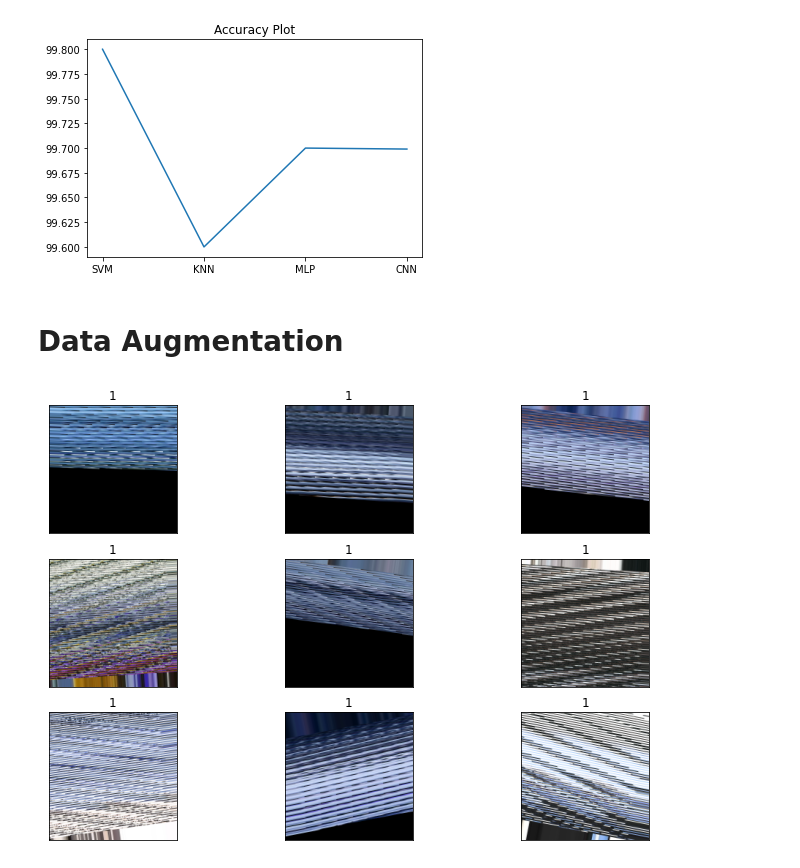
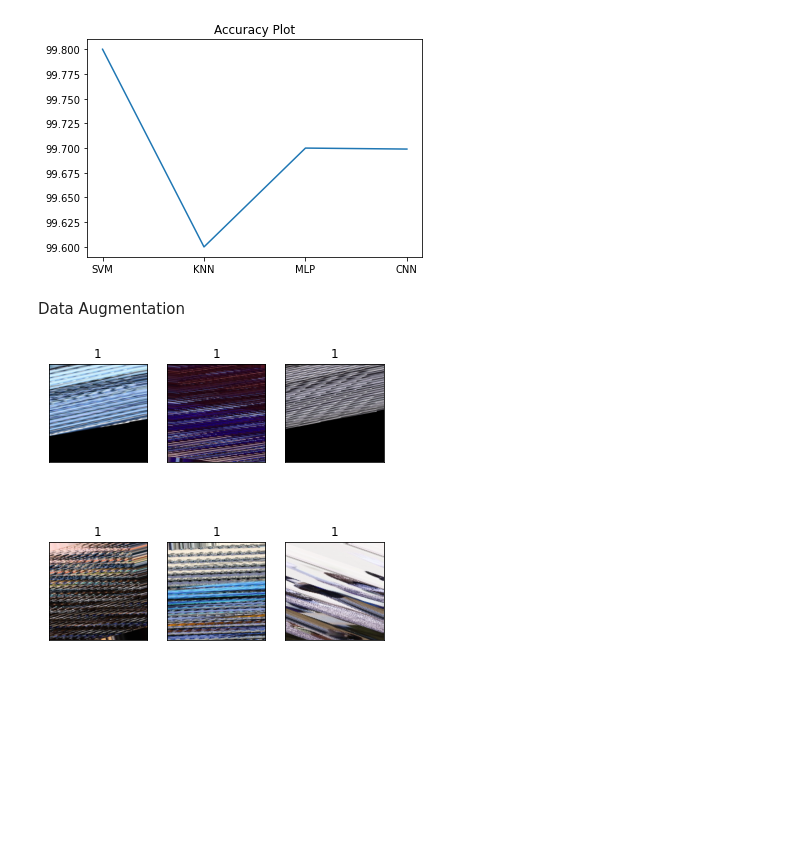
Before and after one commit to Hemanth-Gattu/FaceMaskDetection, a Jupyter notebook: PRML_Minor_Project.ipynb, the cells around one changed output. Saved outputs shown, nothing was run; the diff lists cells and outputs as text; code cells hidden in the pictures; blank space fills up the shorter version.

```diff
--- a/PRML_Minor_Project.ipynb
+++ b/PRML_Minor_Project.ipynb
@@ -434,11 +420,0 @@ x_val, x_test_, y_val, y_test_ = train_test_split(lda_x_val, P_, test_size=0.5)
-# %%
-T = []
-for i in df_test.values:
-  k = cv2.imread(i[0])
-  k.resize(175,175,3)
-  T.append(k)
-
-T = np.array(T)
-T_ = np.reshape(T, (T.shape[0], -1))
-T_.shape
-M_ = df_test[['label']]
@@ -751,22 +629,0 @@ plot_confusion_matrix(knn_model, x_test, y_test,cmap='Purples')
-# %%
-pred_test_knn = knn_model.predict(lda_df_test.drop(columns = ['label']))
-
-fig, axes = plt.subplots(ncols=5, nrows=4, sharex=False,sharey=True, figsize=(17, 10))
-index = 0
-test_images = []
-for i in range(20):
-  test_images.append(df_test.values[i][0])
-test_images[0]
-test_cases = lda_df_test.drop(columns = ['label']).values
-test_case_output = df_test[['label']].values.ravel()
-for i in range(4):
-    for j in range(5):
-        axes[i,j].set_title('actual:' + str(test_case_output[index]) + '\n'
-                            + 'predicted:' + str(pred_test_knn[index]))
-        k = cv2.imread(test_images[index])
-        axes[i,j].imshow(k)
-        axes[i,j].get_xaxis().set_visible(False)
-        axes[i,j].get_yaxis().set_visible(False)
-        index += 1
-    #print('\n')
-plt.show()
@@ -973,7 +831,7 @@ sns.lineplot(x=names,y=score_n)
 <matplotlib.axes._subplots.AxesSubplot at 0x...>
 [figure]
 # %% [markdown]
-# Data Augmentation
+ Data Augmentation
 # %%
 Img = []
 for i in df.values:
@@ -992,18 +850,18 @@ datagen = ImageDataGenerator(
     )
 datagen.fit(Img)
 # %%
-x_batch, y_batch = datagen.flow(Img, Y_, batch_size = 9)[0]
+x_batch, y_batch = datagen.flow(Img, Y_, batch_size = 6)[0]
 # %%
 #Augmented Images
-fig, axes = plt.subplots(ncols=3, nrows=3, figsize=(12,8))
+fig, axes = plt.subplots(ncols=3, nrows=2, figsize=(6,6))
 index = 0
-for i in range(3):
+for i in range(2):
     for j in range(3):
         axes[i,j].set_title(labels[y_batch[index][0]])
         axes[i,j].imshow(x_batch[index].astype(np.uint8))
         axes[i,j].get_xaxis().set_visible(False)
         axes[i,j].get_yaxis().set_visible(False)
         index += 1
 plt.show()
 # %% [output]
-[figure, old version]
+[figure, new version]
```
Also changed, not shown: parts of 38 cells of this notebook.
